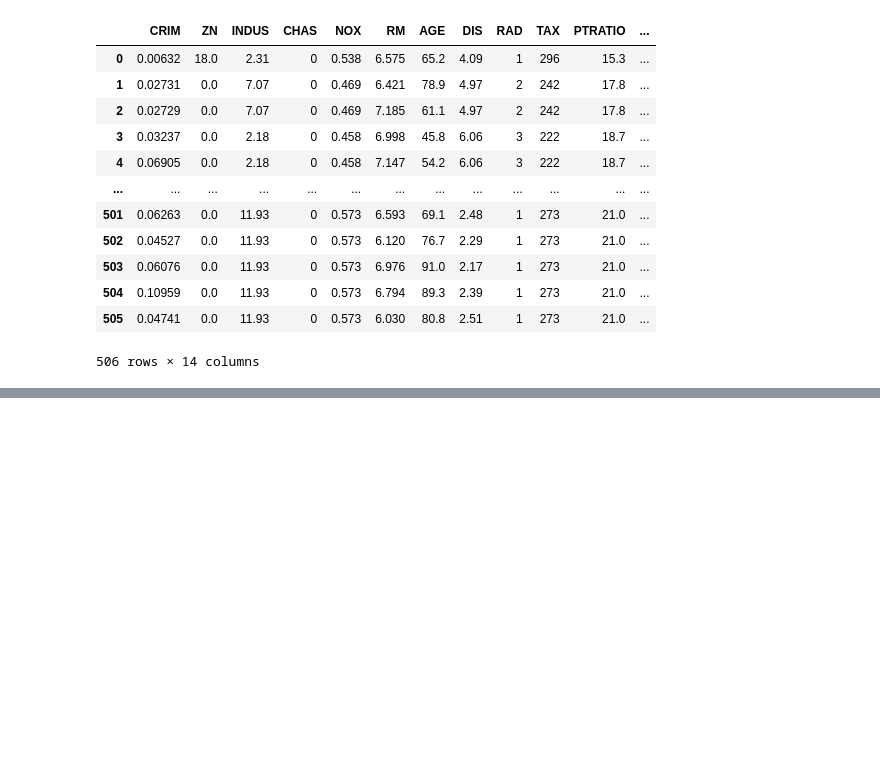
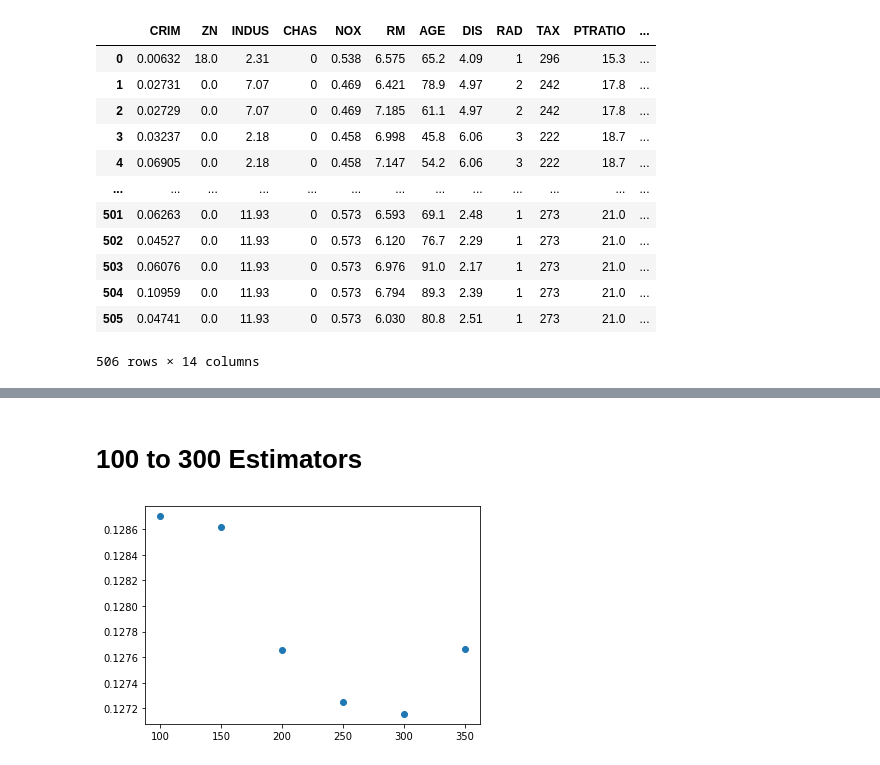
Before and after one commit to samp3209/MachineLearning, a Jupyter notebook: class4_19.ipynb, the cells around one changed output, grey strips where cells are left out. Cells and saved outputs as stored; diff of their text form; code cells hidden in the pictures; blank space fills up the shorter version.

```diff
--- a/class4_19.ipynb
+++ b/class4_19.ipynb
@@ -98,0 +148,17 @@ sns.histplot(data=forest_importances)
+# %% [markdown]
+# 100 to 300 Estimators
+# %%
+errors = []
+treenum = []
+for i in range (100,400,50):
+  rnd_clf = RandomForestRegressor(n_estimators=int(i), max_leaf_nodes=16, random_state=42)
+  rnd_clf.fit(X_train, Y_train)
+
+  y_pred_rf = rnd_clf.predict(X_test)
+  errors.append(mean_absolute_percentage_error(Y_test, y_pred_rf))
+  treenum.append(i)
+
+plt.scatter(treenum,errors)
+plt.show()
+# %% [output]
+[figure, added]
```
Also changed, not shown: parts of 14 cells of this notebook.
